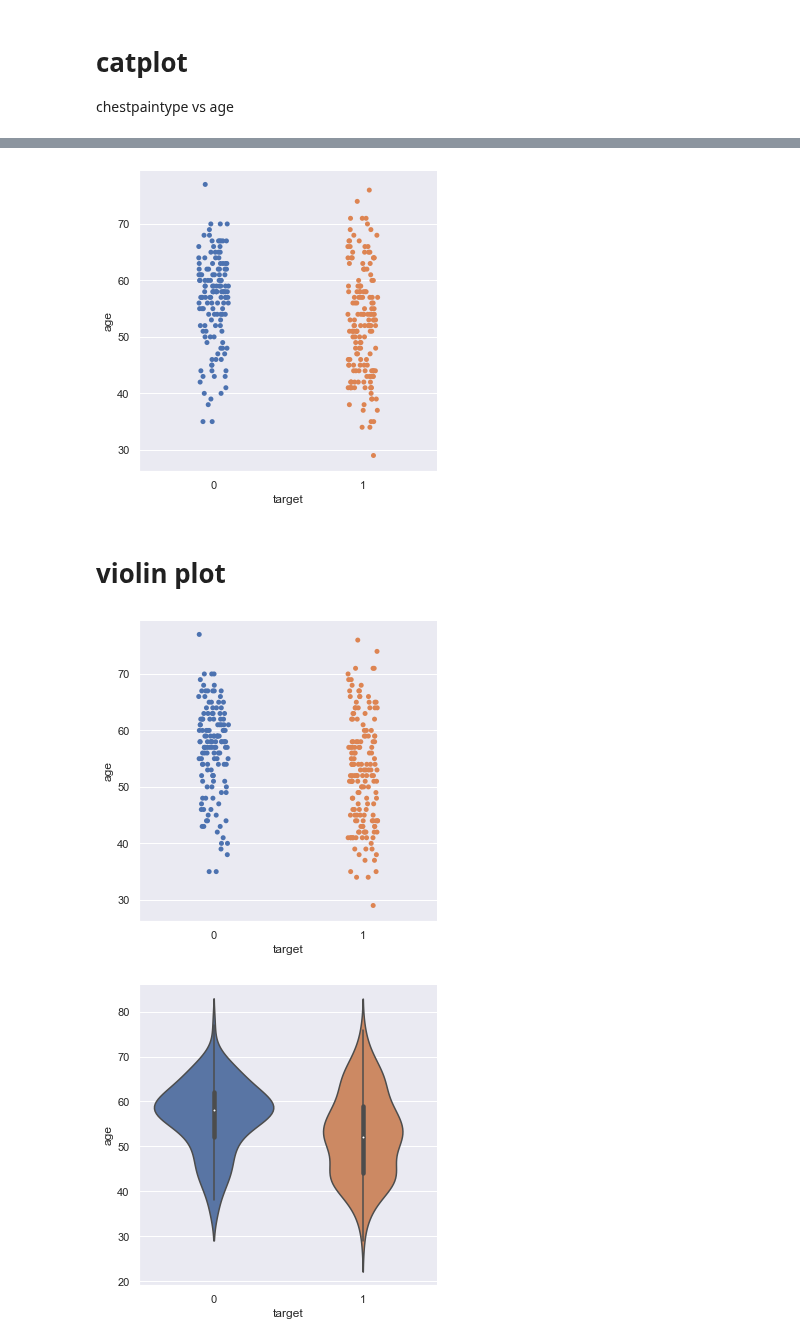
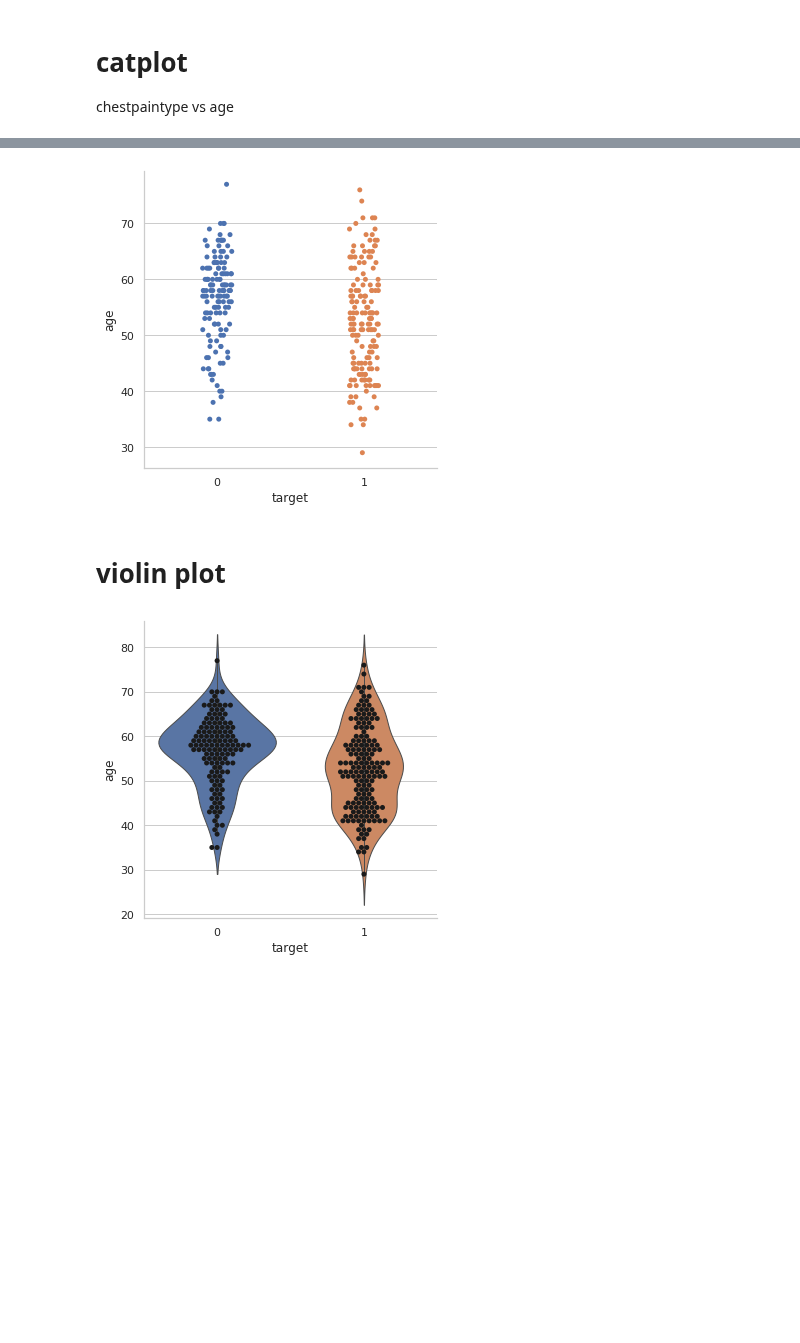
Before and after one commit to bhushankelkar/Heart-Disease-Uci, a Jupyter notebook: Uci.ipynb, the cells around one changed output, grey strips where cells are left out. Saved outputs shown, nothing was run; the diff lists cells and outputs as text; code cells hidden in the pictures; blank space fills up the shorter version.

Commit message:
Plotted relevent heatmaps

```diff
--- a/Uci.ipynb
+++ b/Uci.ipynb
@@ -5,7 +5,7 @@ import matplotlib.pyplot as plt
 # %%
 df=pd.read_csv("./heart.csv")
 # %%
-df=df.rename(columns={"chest_type":"chest_paintype","fbs":"fasting_blood_sugar"})
+df=df.rename(columns={"cp":"chest_paintype","fbs":"fasting_blood_sugar"})
 # %%
 
 df.head()
@@ -107,14 +107,13 @@ g=sns.catplot(x="chest_paintype",y="age",hue="sex",kind="bar",data=df)
 plt.rcParams['figure.figsize']=100,100
 g=sns.catplot(x="target",y="age",data=df)
 # %% [output]
-[figure, old version]
+[figure, new version]
 # %% [markdown]
 # violin plot
 # %%
 plt.rcParams['figure.figsize']=100,100
 
 g=sns.catplot(x="target",y="age",data=df,kind="violin")
-g=sns.swarnplot(x="target",y="age",data=df)
+g=sns.swarmplot(x="target",y="age",data=df,color="k")
 # %% [output]
-[figure, old version]
+[figure, new version]
-[figure, removed]
```
Also changed, not shown: parts of 9 cells of this notebook.
